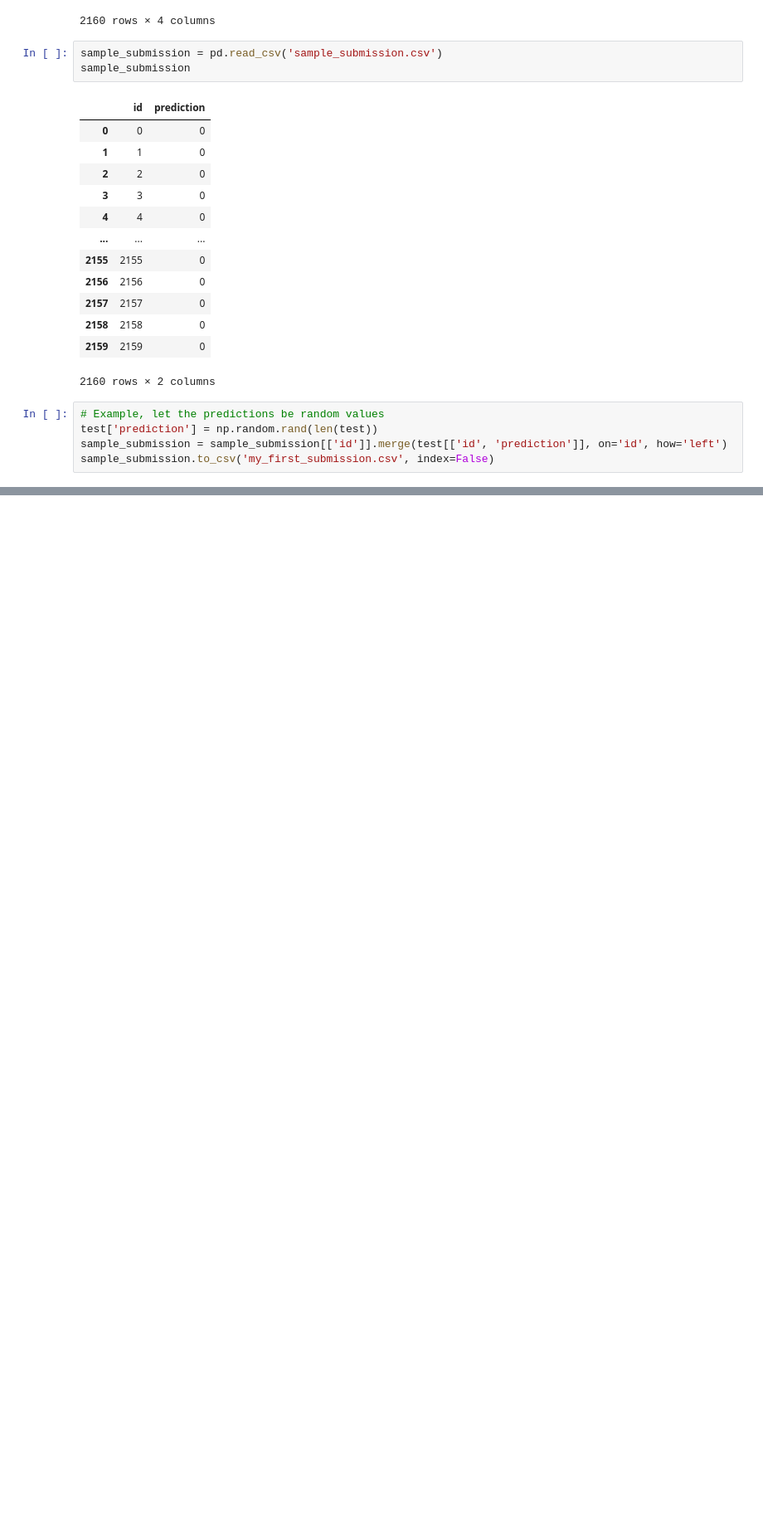
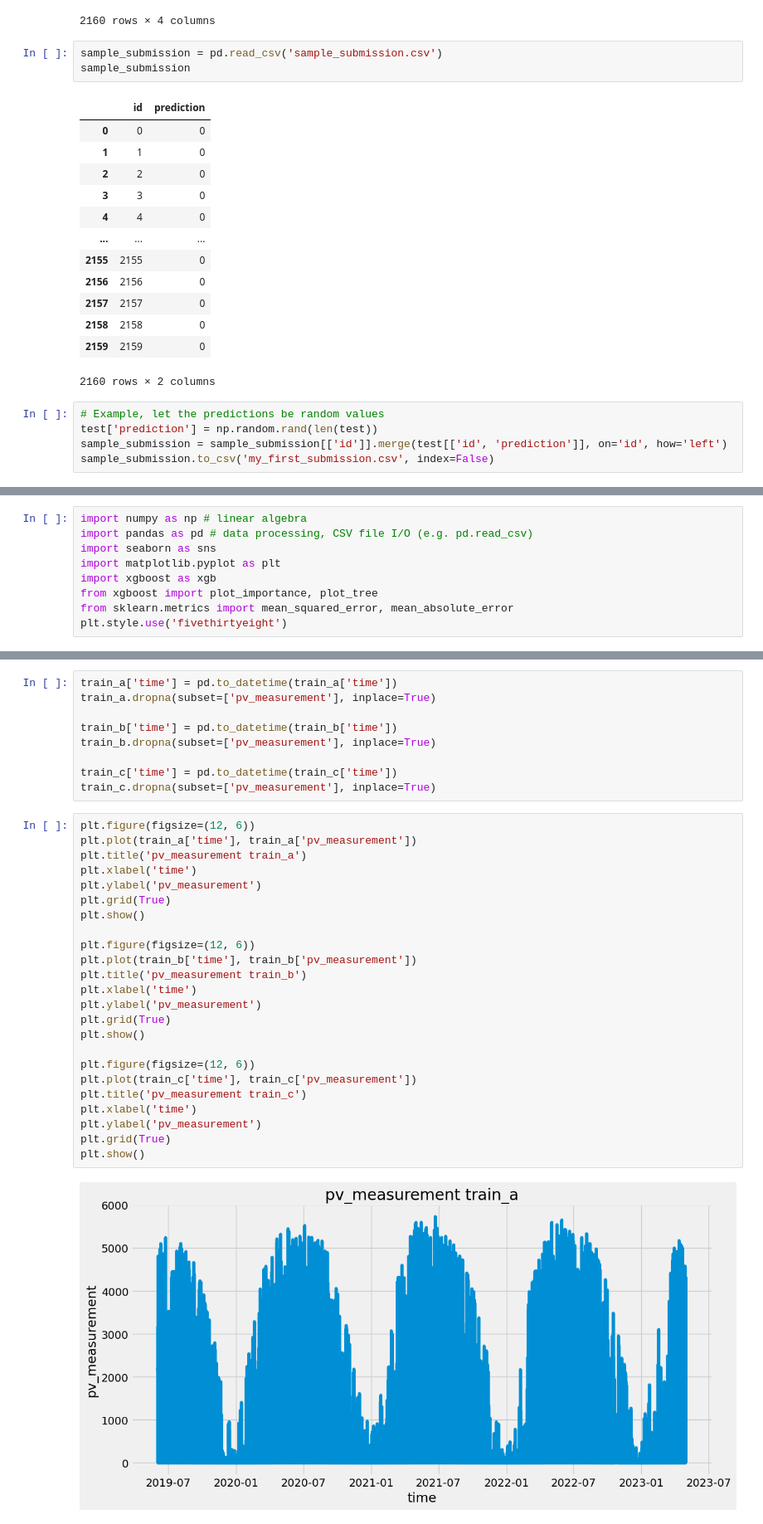
Before and after one commit to art-test-stack/ml_competition, a Jupyter notebook: read_files.ipynb, the cells around one changed output, grey strips where cells are left out. Shown at 83% size. Cells and saved outputs as stored; diff of their text form; blank space fills up the shorter version.

```diff
--- a/read_files.ipynb
+++ b/read_files.ipynb
@@ -335,0 +183,9 @@ X_train_observed_a_cleaned
+# %%
+import numpy as np # linear algebra
+import pandas as pd # data processing, CSV file I/O (e.g. pd.read_csv)
+import seaborn as sns
+import matplotlib.pyplot as plt
+import xgboost as xgb
+from xgboost import plot_importance, plot_tree
+from sklearn.metrics import mean_squared_error, mean_absolute_error
+plt.style.use('fivethirtyeight')
@@ -335,0 +208,35 @@ X_train_observed_a_cleaned
+# %%
+train_a['time'] = pd.to_datetime(train_a['time'])
+train_a.dropna(subset=['pv_measurement'], inplace=True)
+
+train_b['time'] = pd.to_datetime(train_b['time'])
+train_b.dropna(subset=['pv_measurement'], inplace=True)
+
+train_c['time'] = pd.to_datetime(train_c['time'])
+train_c.dropna(subset=['pv_measurement'], inplace=True)
+# %%
+plt.figure(figsize=(12, 6))
+plt.plot(train_a['time'], train_a['pv_measurement'])
+plt.title('pv_measurement train_a')
+plt.xlabel('time')
+plt.ylabel('pv_measurement')
+plt.grid(True)
+plt.show()
+
+plt.figure(figsize=(12, 6))
+plt.plot(train_b['time'], train_b['pv_measurement'])
+plt.title('pv_measurement train_b')
+plt.xlabel('time')
+plt.ylabel('pv_measurement')
+plt.grid(True)
+plt.show()
+
+plt.figure(figsize=(12, 6))
+plt.plot(train_c['time'], train_c['pv_measurement'])
+plt.title('pv_measurement train_c')
+plt.xlabel('time')
+plt.ylabel('pv_measurement')
+plt.grid(True)
+plt.show()
+# %% [output]
+[figure, added]
```
Also changed, not shown: parts of 93 cells of this notebook.
